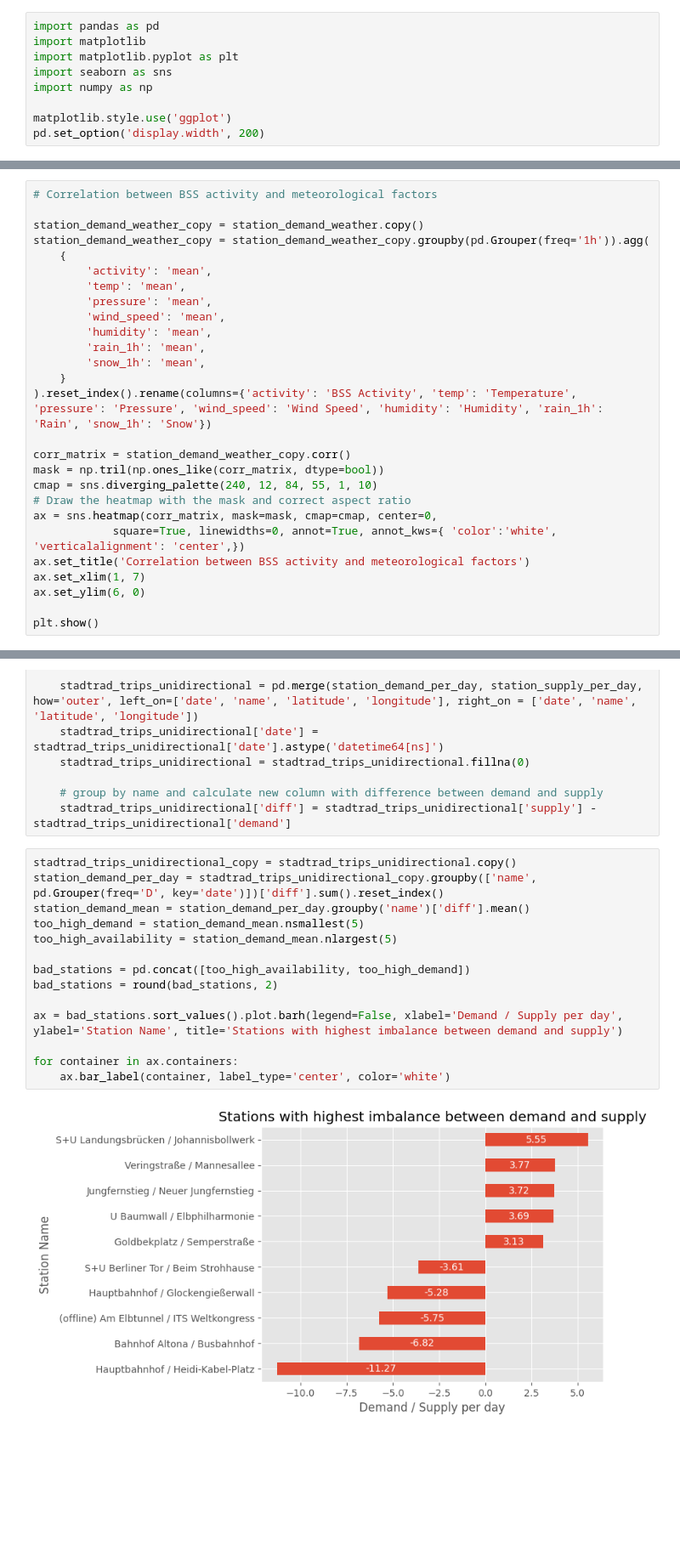
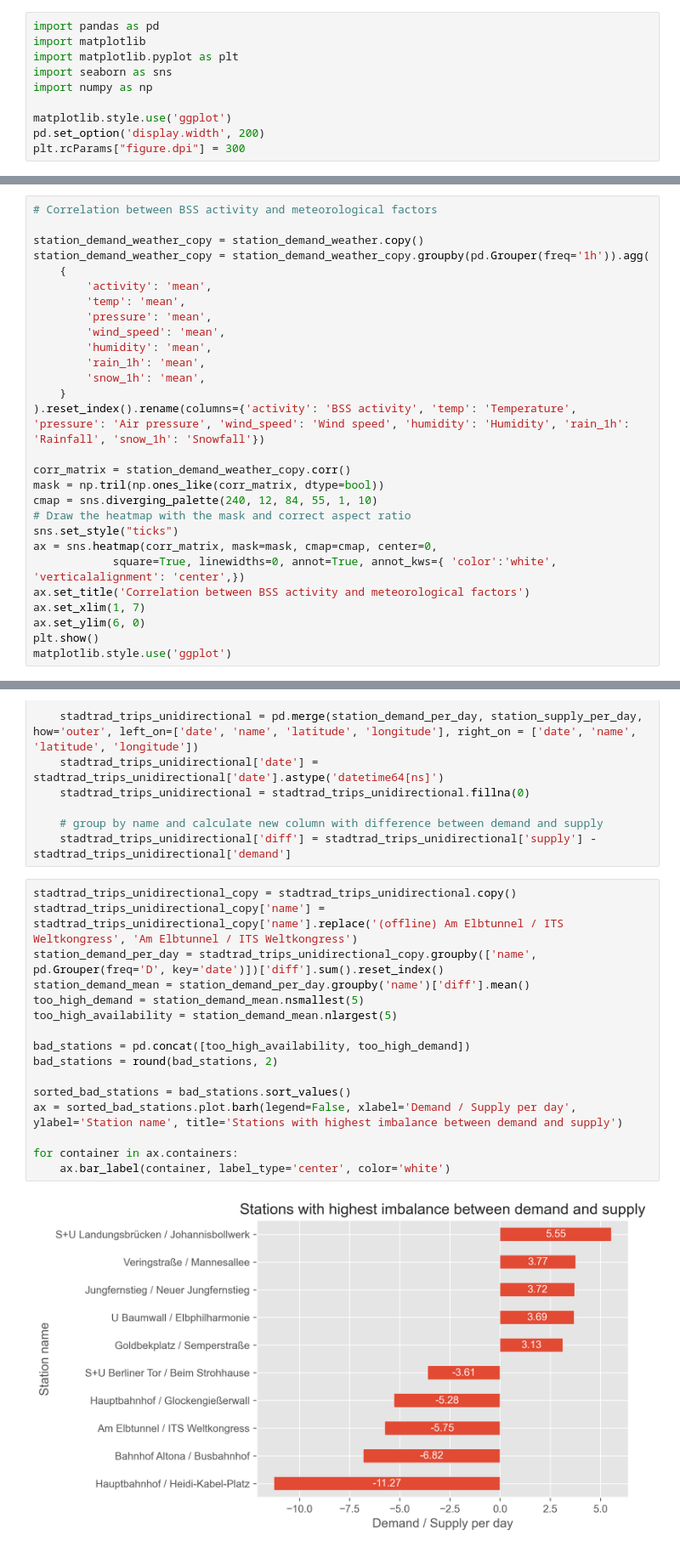
Before and after one commit to sebastianruehmann/available-citybikes, a Jupyter notebook: data_exploration.ipynb, the cells around one changed output, grey strips where cells are left out. Shown at 85% size. Drawn from its saved outputs; the diff is of its cells as text; blank space fills up the shorter version.

```diff
--- a/data_exploration.ipynb
+++ b/data_exploration.ipynb
@@ -7,6 +7,7 @@ import numpy as np
 
 matplotlib.style.use('ggplot')
 pd.set_option('display.width', 200)
+plt.rcParams["figure.dpi"] = 300
 # %%
 # Open StadtRad trips and preprocess
 # - Format dates to datetime
@@ -118,17 +119,18 @@ station_demand_weather_copy = station_demand_weather_copy.groupby(pd.Grouper(fre
         'rain_1h': 'mean',
         'snow_1h': 'mean',
     }
-).reset_index().rename(columns={'activity': 'BSS Activity', 'temp': 'Temperature', 'pressure': 'Pressure', 'wind_speed': 'Wind Speed', 'humidity': 'Humidity', 'rain_1h': 'Rain', 'snow_1h': 'Snow'})
+).reset_index().rename(columns={'activity': 'BSS activity', 'temp': 'Temperature', 'pressure': 'Air pressure', 'wind_speed': 'Wind speed', 'humidity': 'Humidity', 'rain_1h': 'Rainfall', 'snow_1h': 'Snowfall'})
 
 corr_matrix = station_demand_weather_copy.corr()
 mask = np.tril(np.ones_like(corr_matrix, dtype=bool))
 cmap = sns.diverging_palette(240, 12, 84, 55, 1, 10)
 # Draw the heatmap with the mask and correct aspect ratio
+sns.set_style("ticks")
 ax = sns.heatmap(corr_matrix, mask=mask, cmap=cmap, center=0,
             square=True, linewidths=0, annot=True, annot_kws={ 'color':'white', 'verticalalignment': 'center',})
 ax.set_title('Correlation between BSS activity and meteorological factors')
 ax.set_xlim(1, 7)
 ax.set_ylim(6, 0)
-
 plt.show()
+matplotlib.style.use('ggplot')
 # %% [output]
@@ -315,20 +319,22 @@ with open('dataset/primaryData/stations.csv') as stations_file:
     stadtrad_trips_unidirectional['diff'] = stadtrad_trips_unidirectional['supply'] - stadtrad_trips_unidirectional['demand']
 # %%
 stadtrad_trips_unidirectional_copy = stadtrad_trips_unidirectional.copy()
+stadtrad_trips_unidirectional_copy['name'] = stadtrad_trips_unidirectional_copy['name'].replace('(offline) Am Elbtunnel / ITS Weltkongress', 'Am Elbtunnel / ITS Weltkongress')
 station_demand_per_day = stadtrad_trips_unidirectional_copy.groupby(['name', pd.Grouper(freq='D', key='date')])['diff'].sum().reset_index()
 station_demand_mean = station_demand_per_day.groupby('name')['diff'].mean()
 too_high_demand = station_demand_mean.nsmallest(5)
 too_high_availability = station_demand_mean.nlargest(5)
 
 bad_stations = pd.concat([too_high_availability, too_high_demand])
 bad_stations = round(bad_stations, 2)
 
-ax = bad_stations.sort_values().plot.barh(legend=False, xlabel='Demand / Supply per day', ylabel='Station Name', title='Stations with highest imbalance between demand and supply')
+sorted_bad_stations = bad_stations.sort_values()
+ax = sorted_bad_stations.plot.barh(legend=False, xlabel='Demand / Supply per day', ylabel='Station name', title='Stations with highest imbalance between demand and supply')
 
 for container in ax.containers:
     ax.bar_label(container, label_type='center', color='white')
 # %% [output]
-[figure, old version]
+[figure, new version]
 # %%
 import plotly.graph_objs as go
 
```
Also changed, not shown: parts of 6 cells of this notebook.
